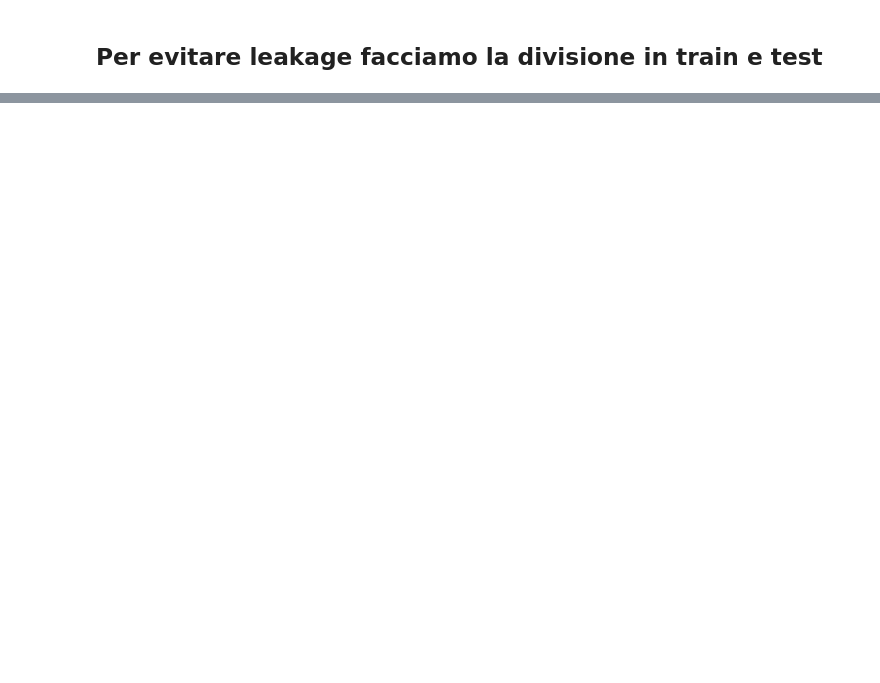
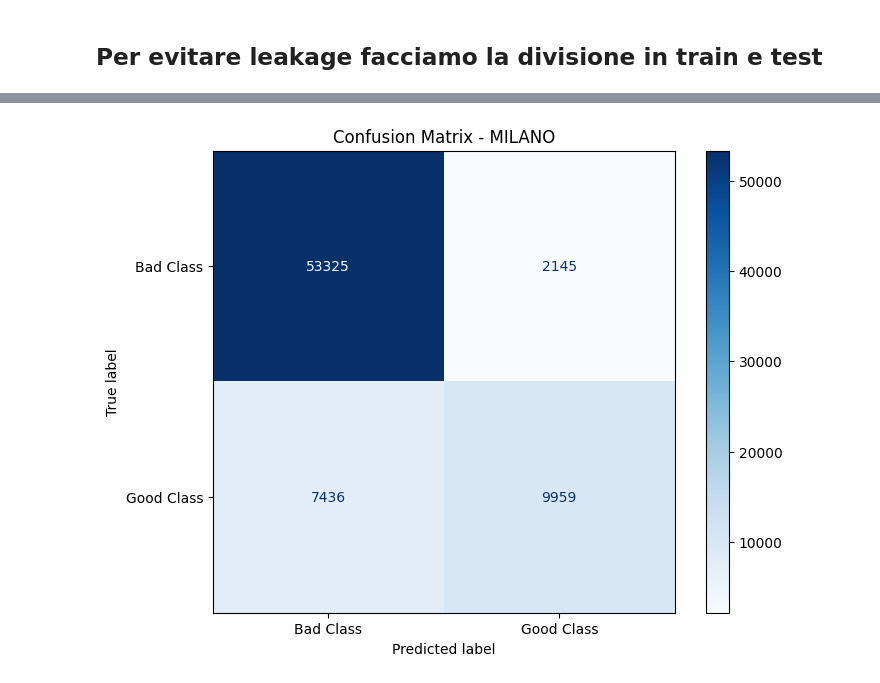
Before and after one commit to Vesp3x/verifica_27_maggio, a Jupyter notebook: verifica27.ipynb, the cells around one changed output, grey strips where cells are left out. Drawn from its saved outputs; the diff is of its cells as text; code cells hidden in the pictures; blank space fills up the shorter version.

```diff
--- a/verifica27.ipynb
+++ b/verifica27.ipynb
@@ -56,0 +415,21 @@ X_train, X_test, y_train, y_test = train_test_split(
+# %%
+cols_to_drop = ["CI_VETTORE_ENERGETICO_1_Carbone"]
+X_test = X_test.drop(columns=cols_to_drop)
+# %%
+from sklearn.linear_model import LogisticRegression
+from sklearn.metrics import accuracy_score, classification_report
+
+# 1. Inizializziamo il modello
+# Utilizziamo il solver 'liblinear' che è ottimo per dataset piccoli
+model = LogisticRegression(solver='liblinear', random_state=42)
+
+# 2. Addestramento
+model.fit(X_train, y_train)
+
+# 3. Predizione
+y_pred = model.predict(X_test)
+
+# 4. Valutazione
+print(f"Accuracy del modello: {accuracy_score(y_test, y_pred):.4f}")
+print("\nClassification Report:")
+print(classification_report(y_test, y_pred))
@@ -56,0 +448,12 @@ X_train, X_test, y_train, y_test = train_test_split(
+# %%
+from sklearn.metrics import confusion_matrix, ConfusionMatrixDisplay
+
+cm = confusion_matrix(y_test, y_pred)
+fig, ax = plt.subplots(figsize=(8, 6))
+disp = ConfusionMatrixDisplay(confusion_matrix=cm, display_labels=['Bad Class', 'Good Class'])
+disp.plot(cmap=plt.cm.Blues, ax=ax)
+
+plt.title('Confusion Matrix - MILANO')
+plt.show()
+# %% [output]
+[figure, added]
```
Also changed, not shown: parts of 30 cells of this notebook.
